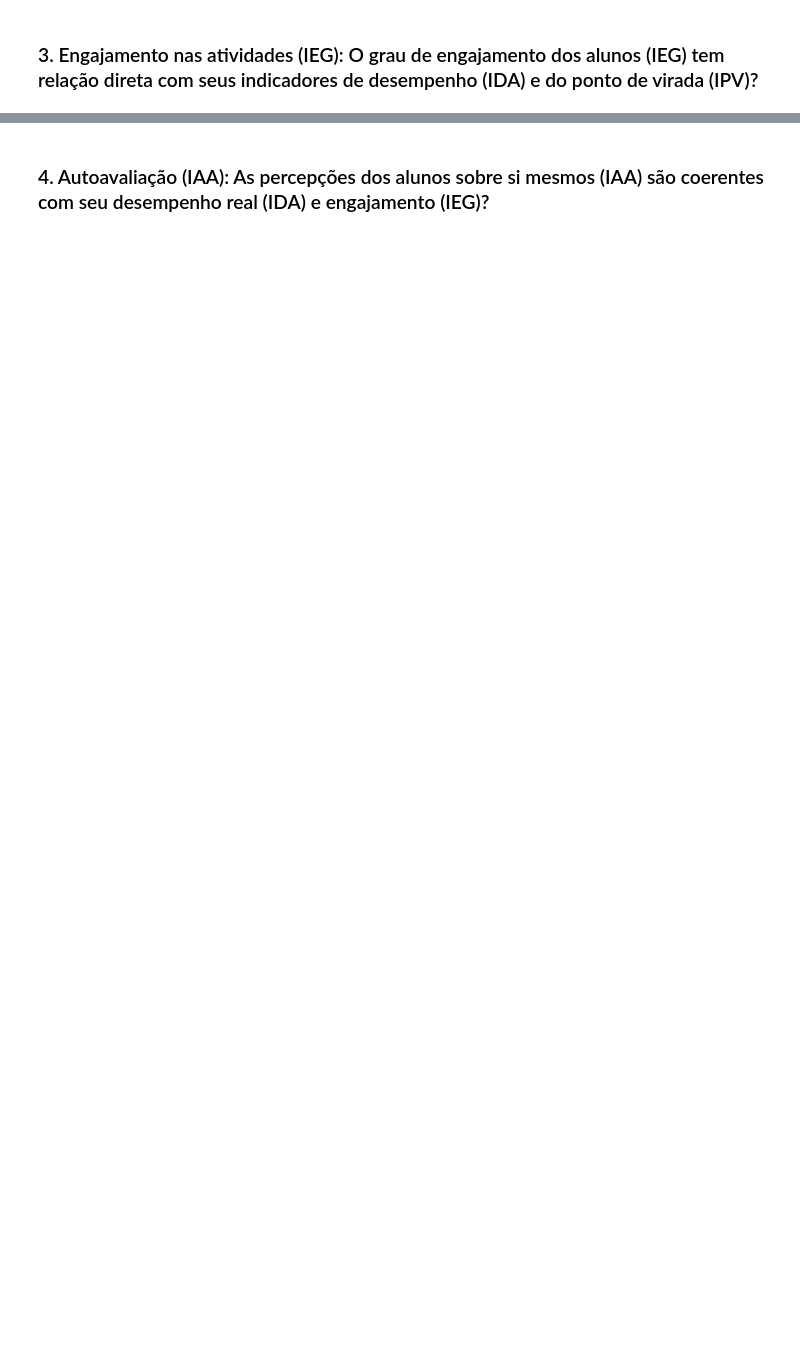
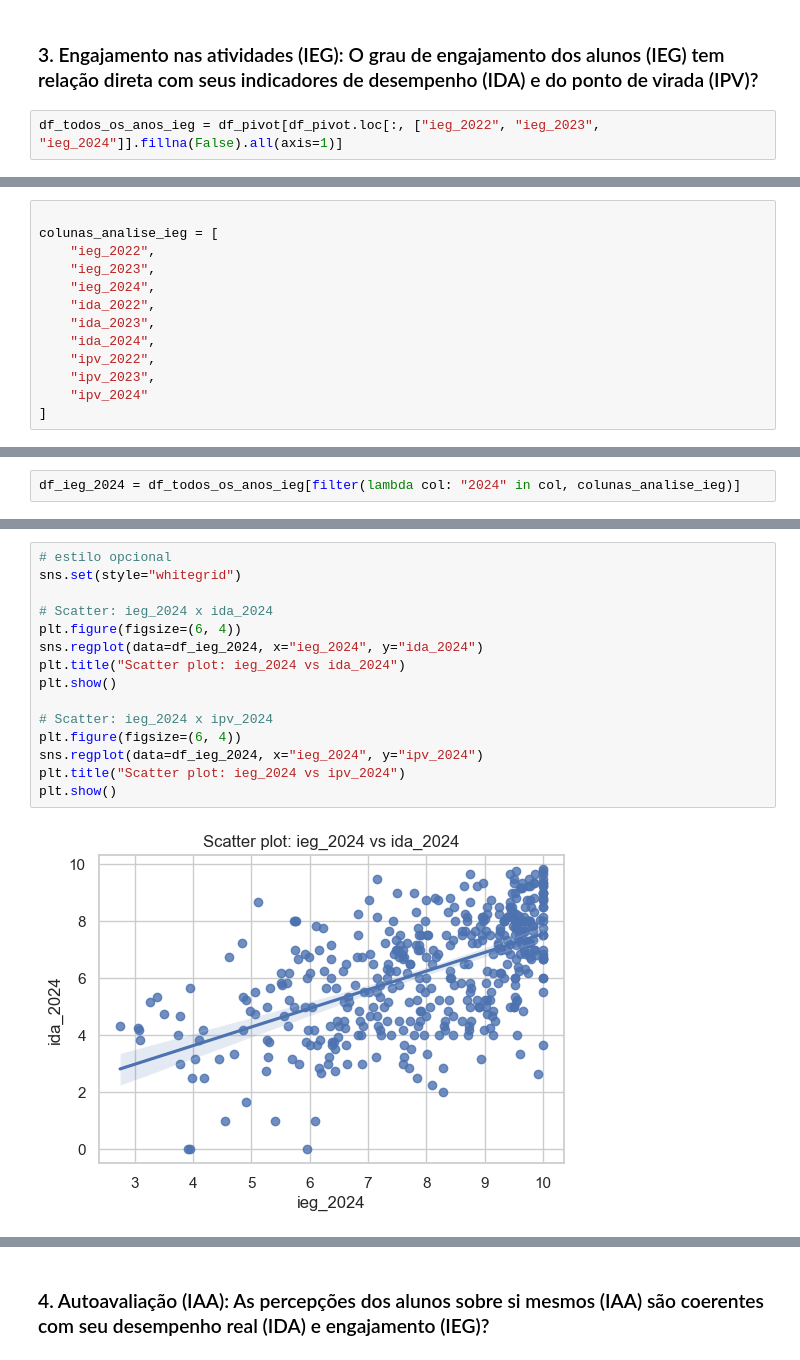
Before and after one commit to JacksonvBarbosa/datathon_fiap_postech, a Jupyter notebook: notebooks/eda_v1.ipynb, the cells around one changed output, grey strips where cells are left out. Drawn from its saved outputs; the diff is of its cells as text; blank space fills up the shorter version.

```diff
--- a/notebooks/eda_v1.ipynb
+++ b/notebooks/eda_v1.ipynb
@@ -118,2 +249,4 @@ df_pivot.head()
 # %% [markdown]
 ### 3. Engajamento nas atividades (IEG): O grau de engajamento dos alunos (IEG) tem relação direta com seus indicadores de desempenho (IDA) e do ponto de virada (IPV)?
+# %%
+df_todos_os_anos_ieg = df_pivot[df_pivot.loc[:, ["ieg_2022", "ieg_2023", "ieg_2024"]].fillna(False).all(axis=1)]
@@ -119,0 +257,13 @@ df_pivot.head()
+# %%
+
+colunas_analise_ieg = [
+    "ieg_2022",
+    "ieg_2023",
+    "ieg_2024",
+    "ida_2022",
+    "ida_2023",
+    "ida_2024",
+    "ipv_2022",
+    "ipv_2023",
+    "ipv_2024"
+]
@@ -119,0 +279,2 @@ df_pivot.head()
+# %%
+df_ieg_2024 = df_todos_os_anos_ieg[filter(lambda col: "2024" in col, colunas_analise_ieg)]
@@ -119,0 +288,17 @@ df_pivot.head()
+# %%
+# estilo opcional
+sns.set(style="whitegrid")
+
+# Scatter: ieg_2024 x ida_2024
+plt.figure(figsize=(6, 4))
+sns.regplot(data=df_ieg_2024, x="ieg_2024", y="ida_2024")
+plt.title("Scatter plot: ieg_2024 vs ida_2024")
+plt.show()
+
+# Scatter: ieg_2024 x ipv_2024
+plt.figure(figsize=(6, 4))
+sns.regplot(data=df_ieg_2024, x="ieg_2024", y="ipv_2024")
+plt.title("Scatter plot: ieg_2024 vs ipv_2024")
+plt.show()
+# %% [output]
+[figure, added]
```
Also changed, not shown: parts of 30 cells of this notebook.
